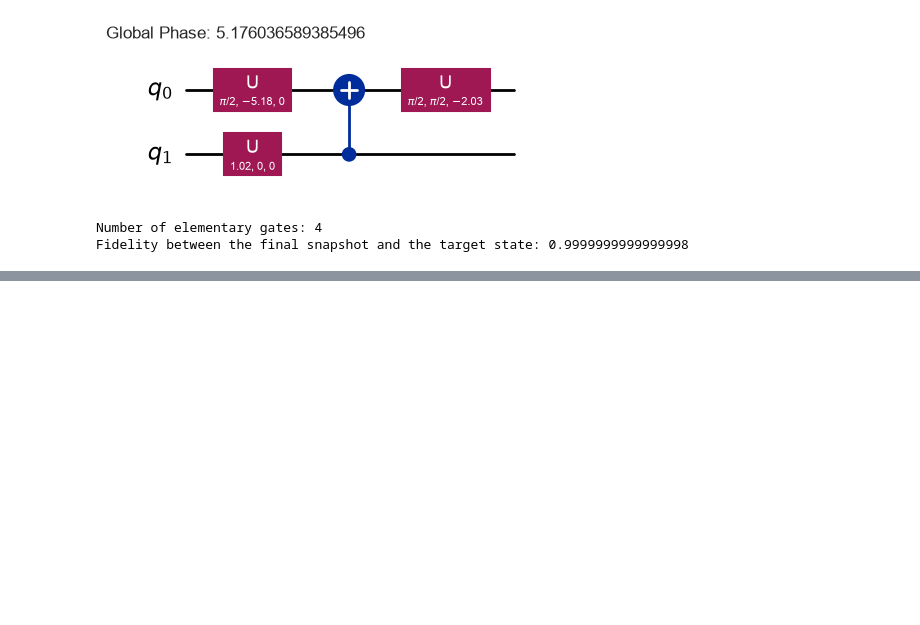
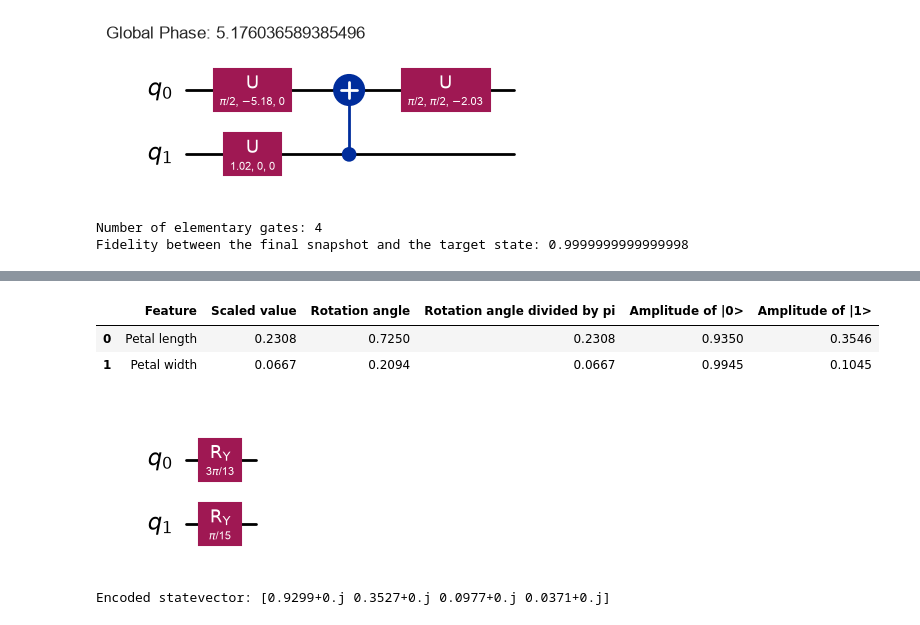
Before and after one commit to LegacYFTw/ece592-fall-2026, a Jupyter notebook: encoding_schemes.ipynb, the cells around one changed output, grey strips where cells are left out. Cells and saved outputs as stored; diff of their text form; code cells hidden in the pictures; blank space fills up the shorter version.

```diff
--- a/encoding_schemes.ipynb
+++ b/encoding_schemes.ipynb
@@ -1360,0 +1717,37 @@ HBox(children=(Play(value=0, description='Play', interval=1000, max=4), IntSlide
+# %%
+actual_angles, actual_angle_steps = angle_coordinates(angle_scaled_flower, return_intermediates=True)
+
+actual_angle_table = pd.DataFrame({
+    "Feature": ["Petal length", "Petal width"],
+    "Scaled value": actual_angle_steps["input_coordinates"][0],
+    "Rotation angle": actual_angle_steps["rotation_angles"][0],
+    "Rotation angle divided by pi": actual_angle_steps["rotation_angles"][0] / np.pi,
+    "Amplitude of |0>": actual_angle_steps["zero_amplitudes"][0],
+    "Amplitude of |1>": actual_angle_steps["one_amplitudes"][0],
+})
+
+display(actual_angle_table.style.format({
+    "Scaled value": "{:.4f}",
+    "Rotation angle": "{:.4f}",
+    "Rotation angle divided by pi": "{:.4f}",
+    "Amplitude of |0>": "{:.4f}",
+    "Amplitude of |1>": "{:.4f}",
+}))
+# %% [output]
+|  | Feature | Scaled value | Rotation angle | Rotation angle divided by pi | Amplitude of |0> | Amplitude of |1> |
+| 0 | Petal length | 0.2308 | 0.7250 | 0.2308 | 0.9350 | 0.3546 |
+| 1 | Petal width | 0.0667 | 0.2094 | 0.0667 | 0.9945 | 0.1045 |
+# %%
+actual_angle_circuit = QuantumCircuit(2, name="IrisAngleEncoding")
+
+actual_angle_circuit.ry(actual_angles[0, 0], 0)
+actual_angle_circuit.ry(actual_angles[0, 1], 1)
+
+actual_angle_state = Statevector.from_instruction(actual_angle_circuit)
+
+display(actual_angle_circuit.draw(output="mpl", fold=-1))
+
+print("Encoded statevector:", np.round(actual_angle_state.data, decimals=4))
+# %% [output]
+[figure, added]
+Encoded statevector: [0.9299+0.j 0.3527+0.j 0.0977+0.j 0.0371+0.j]
```
Also changed, not shown: parts of 26 cells of this notebook, 2 other files.
